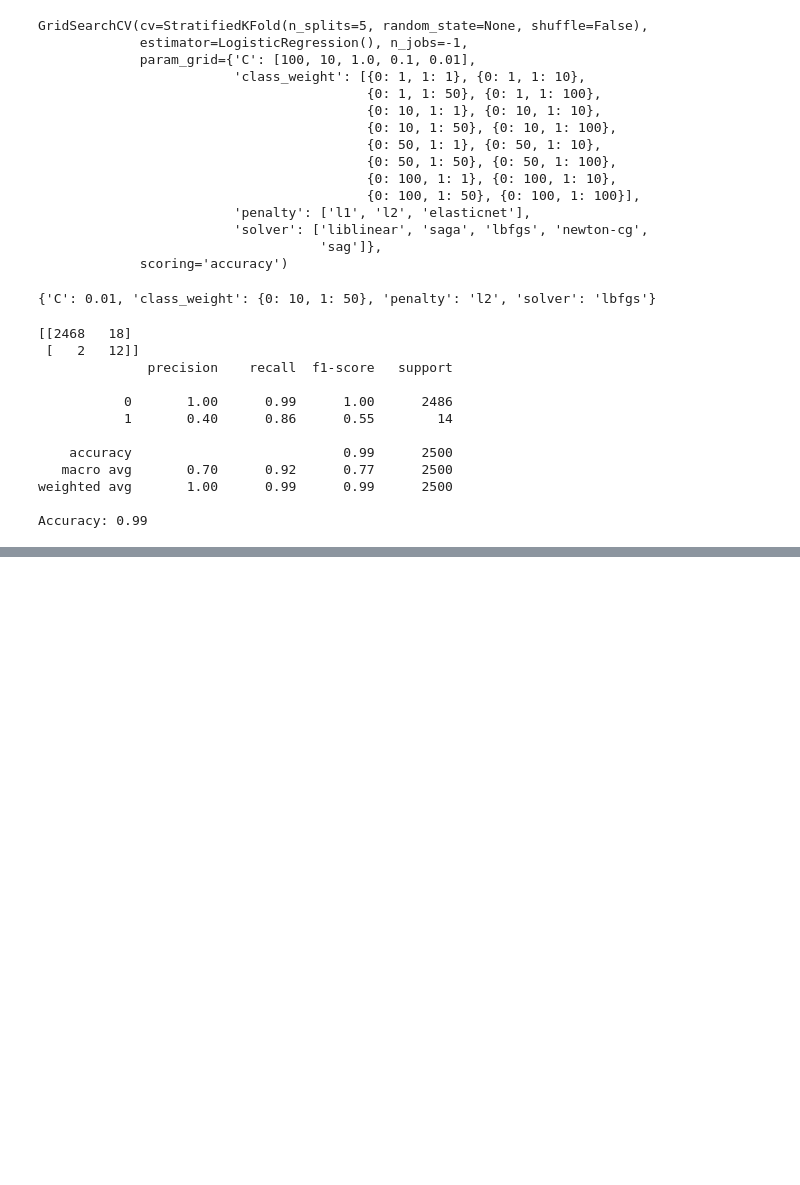
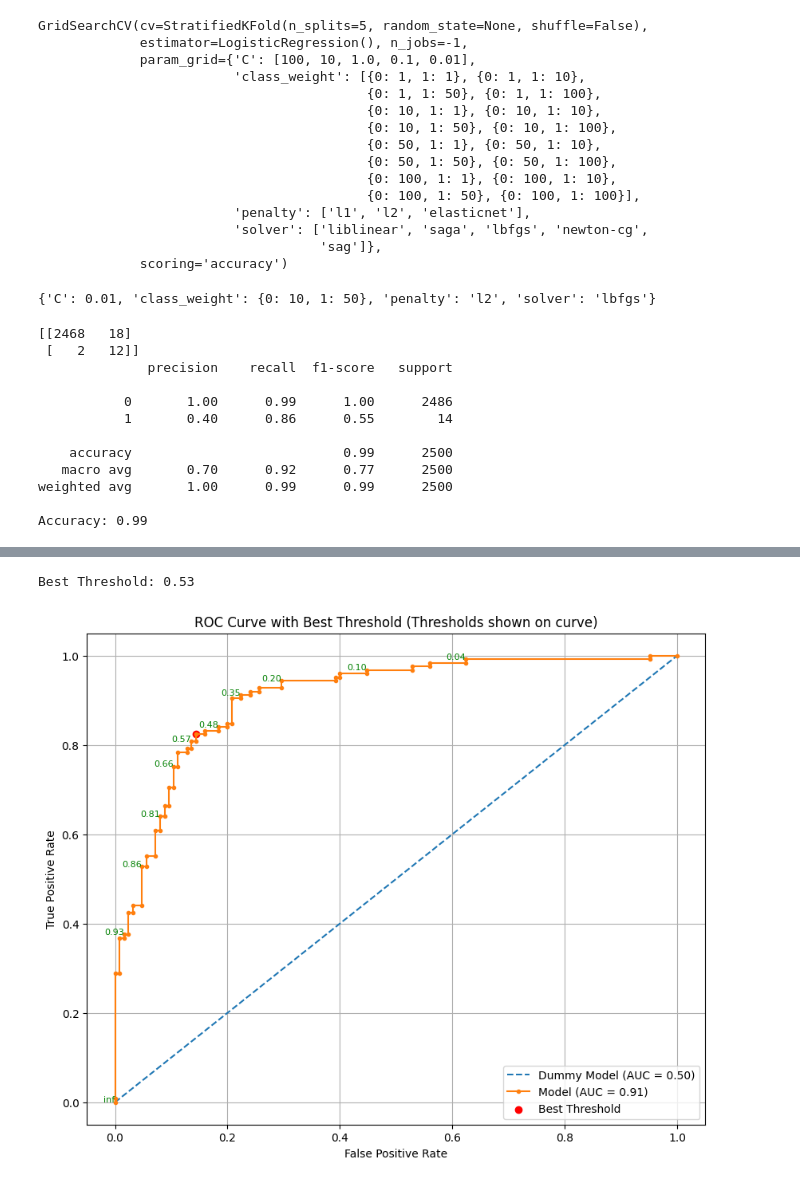
Before and after one commit to abhik12295/Data-Science-Learning, a Jupyter notebook: Core ML Topics/5. ML Algos/Supervised ML/3. Logistic Regression.ipynb, the cells around one changed output, grey strips where cells are left out. Drawn from its saved outputs; the diff is of its cells as text; code cells hidden in the pictures; blank space fills up the shorter version.

Commit message:
Logistic Regression with ROC

```diff
--- a/Core ML Topics/5. ML Algos/Supervised ML/3. Logistic Regression.ipynb
+++ b/Core ML Topics/5. ML Algos/Supervised ML/3. Logistic Regression.ipynb
@@ -661,0 +696,4 @@ Accuracy: 0.99
+# %%
+# logistic regression model
+model = LogisticRegression()
+model.fit(X_train, y_train)
@@ -661,0 +797,46 @@ Accuracy: 0.99
+# %%
+# how to select the best threshold?
+# The best threshold can be selected based on the point on the ROC curve that is
+#  closest to the top-left corner (0, 1).
+# This point represents the ideal scenario where the true positive rate is maximized
+# while the false positive rate is minimized.
+# The threshold can be determined by finding the point on the ROC curve that maximizes the difference
+# between the true positive rate and false positive rate.
+# This can be done by calculating the Euclidean distance from the point (0, 1) to each point on the
+# ROC curve and selecting the point with the minimum distance.
+# The threshold can be calculated as follows:
+from sklearn.metrics import roc_curve
+import numpy as np
+
+def find_best_threshold(fpr, tpr, thresholds):
+    # Calculate the distance from the point (0, 1)
+    distances = np.sqrt((fpr - 0) ** 2 + (tpr - 1) ** 2)
+    best_index = np.argmin(distances)
+    return best_index, thresholds[best_index]
+
+# Get thresholds from roc_curve
+dummy_fpr, dummy_tpr, dummy_thresholds = roc_curve(y_test, dummy_prob)
+model_fpr, model_tpr, model_thresholds = roc_curve(y_test, model_prob)
+
+best_index, best_threshold = find_best_threshold(model_fpr, model_tpr, model_thresholds)
+print(f'Best Threshold: {best_threshold:.2f}')
+
+# Plot ROC curve with best threshold and thresholds on y-axis
+plt.figure(figsize=(10, 8))
+plt.plot(dummy_fpr, dummy_tpr, linestyle='--', label='Dummy Model (AUC = {:.2f})'.format(dummy_model_auc))
+plt.plot(model_fpr, model_tpr, marker='.', label='Model (AUC = {:.2f})'.format(model_auc))
+plt.scatter(model_fpr[best_index], model_tpr[best_index], color='red', label='Best Threshold')
+
+# Plot thresholds as text on the ROC curve
+for i in range(0, len(model_fpr), max(1, len(model_fpr)//10)):
+    plt.text(model_fpr[i], model_tpr[i], f'{model_thresholds[i]:.2f}', fontsize=8, color='green', ha='right')
+
+plt.xlabel('False Positive Rate')
+plt.ylabel('True Positive Rate')
+plt.title('ROC Curve with Best Threshold (Thresholds shown on curve)')
+plt.legend()
+plt.grid()
+plt.show()
+# %% [output]
+Best Threshold: 0.53
+[figure, added]
```
Also changed, not shown: parts of 13 cells of this notebook.
